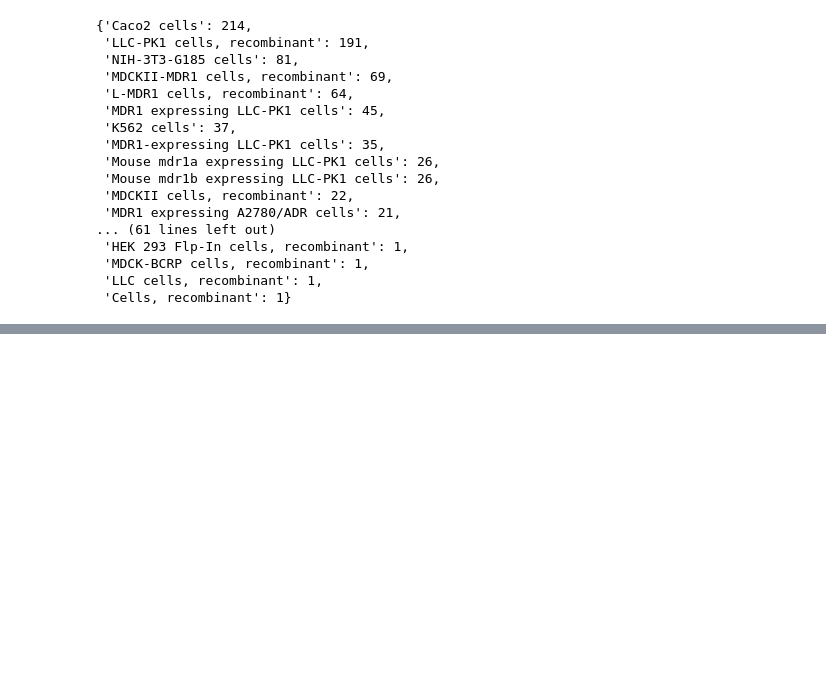
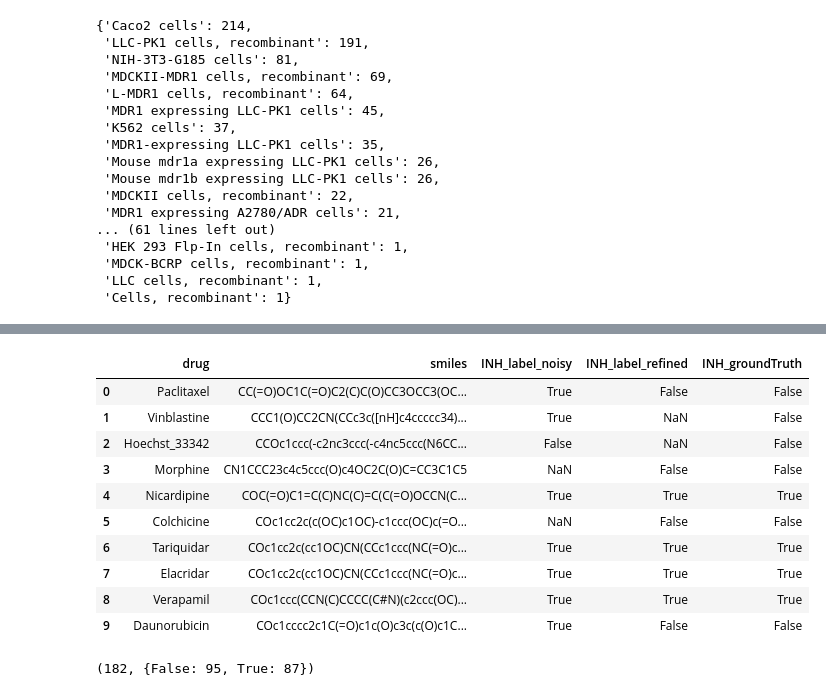
Before and after one commit to PatrickSu1101/MolMM, a Jupyter notebook: MolMM/csv/data_inh_refine/vitro.ipynb, the cells around one changed output, grey strips where cells are left out. Drawn from its saved outputs; the diff is of its cells as text; code cells hidden in the pictures; blank space fills up the shorter version.

```diff
--- a/MolMM/csv/data_inh_refine/vitro.ipynb
+++ b/MolMM/csv/data_inh_refine/vitro.ipynb
@@ -845,0 +1123,2 @@ validation(inh_cell_fda)
+# %%
+Low=validation(inh_classes,inh_com,dropna=False)
@@ -846,2 +1137,2 @@ validation(inh_cell_fda)
 # %%
-validation(inh_classes)
+High=validation(df_merge,inh_com,dropna=False)
@@ -857,0 +1151,6 @@ validation(inh_classes)
+# %%
+Gmatrix=pd.merge(Low, High, on=['smiles','drug','groundTruth'],how='outer')[['drug','smiles','groundTruth','label_x','label_y']]
+Gmatrix['INH_label_noisy']=Gmatrix['label_x']
+Gmatrix['INH_label_refined']=Gmatrix['label_y']
+Gmatrix['INH_groundTruth']=Gmatrix['groundTruth']
+Gmatrix=Gmatrix.drop(['label_x','label_y','groundTruth'],axis=1)
@@ -858 +1159,19 @@ validation(inh_classes)
+# %%
+Gmatrix
+# %% [output]
+|  | drug | smiles | INH_label_noisy | INH_label_refined | INH_groundTruth |
+| 0 | Paclitaxel | CC(=O)OC1C(=O)C2(C)C(O)CC3OCC3(OC... | True | False | False |
+| 1 | Vinblastine | CCC1(O)CC2CN(CCc3c([nH]c4ccccc34)... | True | NaN | False |
+| 2 | Hoechst_33342 | CCOc1ccc(-c2nc3ccc(-c4nc5ccc(N6CC... | False | NaN | False |
+| 3 | Morphine | CN1CCC23c4c5ccc(O)c4OC2C(O)C=CC3C1C5 | NaN | False | False |
+| 4 | Nicardipine | COC(=O)C1=C(C)NC(C)=C(C(=O)OCCN(C... | True | True | True |
+| 5 | Colchicine | COc1cc2c(c(OC)c1OC)-c1ccc(OC)c(=O... | NaN | False | False |
+| 6 | Tariquidar | COc1cc2c(cc1OC)CN(CCc1ccc(NC(=O)c... | True | True | True |
+| 7 | Elacridar | COc1cc2c(cc1OC)CN(CCc1ccc(NC(=O)c... | True | True | True |
+| 8 | Verapamil | COc1ccc(CCN(C)CCCC(C#N)(c2ccc(OC)... | True | True | True |
+| 9 | Daunorubicin | COc1cccc2c1C(=O)c1c(O)c3c(c(O)c1C... | True | False | False |
+# %%
+len(df_merge),count_place(df_merge,'label')
+# %% [output]
+(182, {False: 95, True: 87})
 # %%
```
Also changed, not shown: parts of 34 cells of this notebook, 13 other files.
